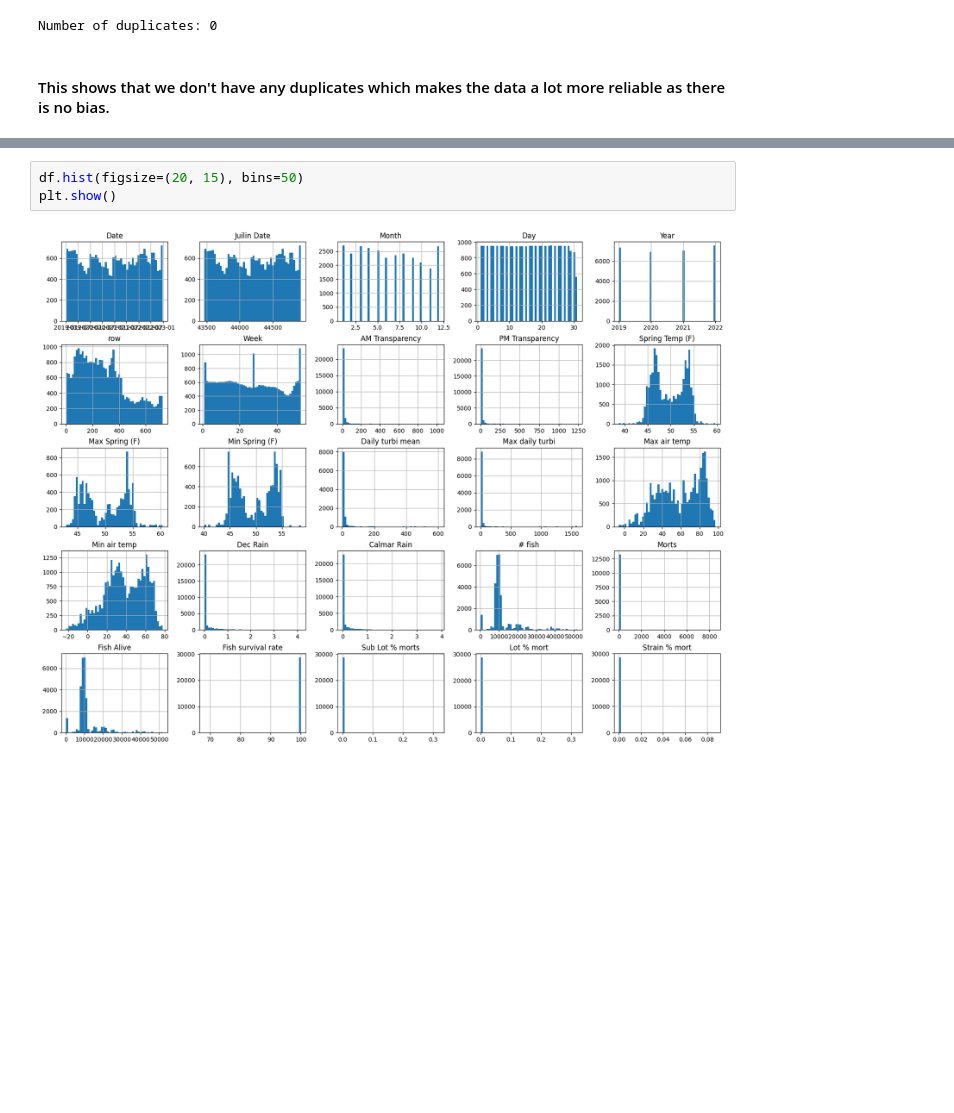
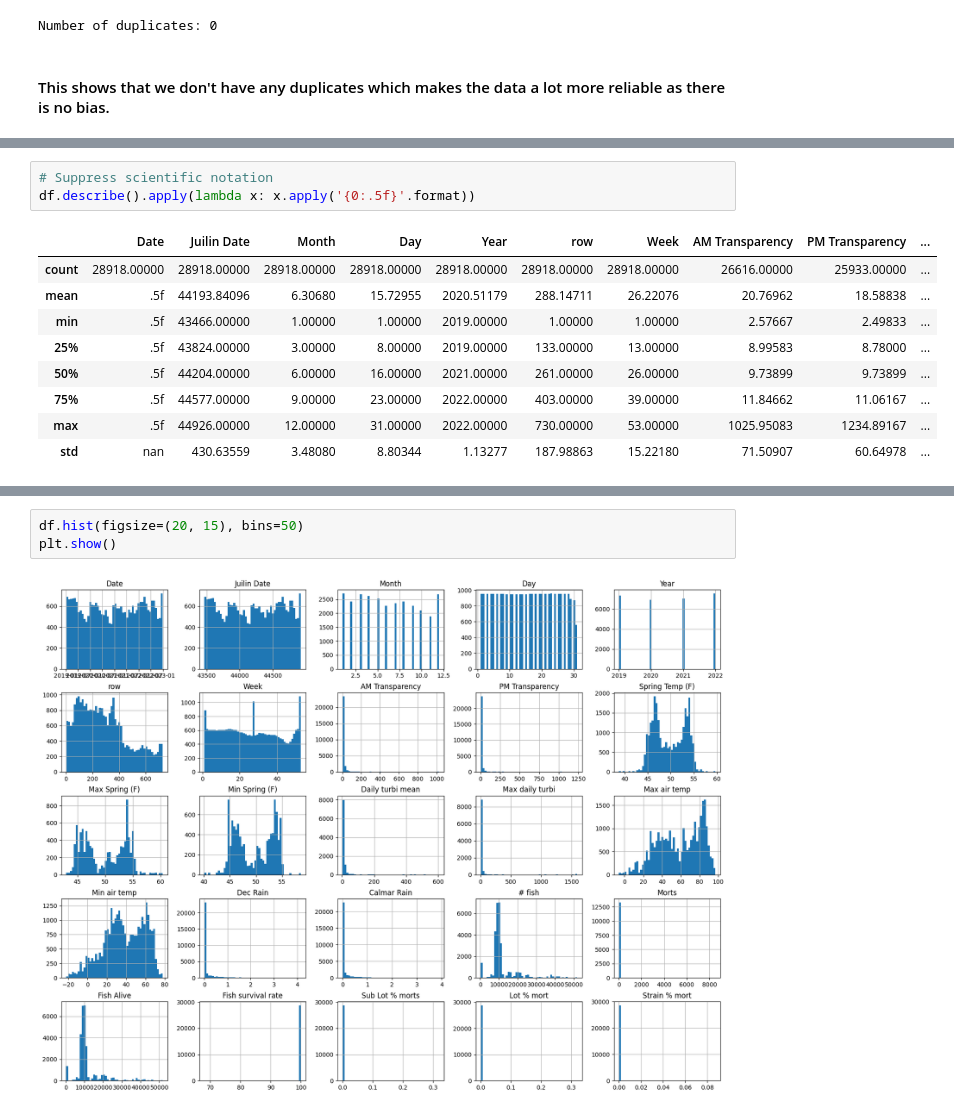
Before and after one commit to warrmu01/Pi515-AI, a Jupyter notebook: src/EDA.ipynb, the cells around one changed output, grey strips where cells are left out. Saved outputs shown, nothing was run; the diff lists cells and outputs as text; blank space fills up the shorter version.

```diff
--- a/src/EDA.ipynb
+++ b/src/EDA.ipynb
@@ -80,0 +101,13 @@ Number of duplicates: 0
+# %%
+# Suppress scientific notation
+df.describe().apply(lambda x: x.apply('{0:.5f}'.format))
+# %% [output]
+|  | Date | Juilin Date | Month | Day | Year | row | Week | AM Transparency | PM Transparency | ... |
+| count | 28918.00000 | 28918.00000 | 28918.00000 | 28918.00000 | 28918.00000 | 28918.00000 | 28918.00000 | 26616.00000 | 25933.00000 | ... |
+| mean | .5f | 44193.84096 | 6.30680 | 15.72955 | 2020.51179 | 288.14711 | 26.22076 | 20.76962 | 18.58838 | ... |
+| min | .5f | 43466.00000 | 1.00000 | 1.00000 | 2019.00000 | 1.00000 | 1.00000 | 2.57667 | 2.49833 | ... |
+| 25% | .5f | 43824.00000 | 3.00000 | 8.00000 | 2019.00000 | 133.00000 | 13.00000 | 8.99583 | 8.78000 | ... |
+| 50% | .5f | 44204.00000 | 6.00000 | 16.00000 | 2021.00000 | 261.00000 | 26.00000 | 9.73899 | 9.73899 | ... |
+| 75% | .5f | 44577.00000 | 9.00000 | 23.00000 | 2022.00000 | 403.00000 | 39.00000 | 11.84662 | 11.06167 | ... |
+| max | .5f | 44926.00000 | 12.00000 | 31.00000 | 2022.00000 | 730.00000 | 53.00000 | 1025.95083 | 1234.89167 | ... |
+| std | nan | 430.63559 | 3.48080 | 8.80344 | 1.13277 | 187.98863 | 15.22180 | 71.50907 | 60.64978 | ... |
```
Also changed, not shown: parts of 8 cells of this notebook.
